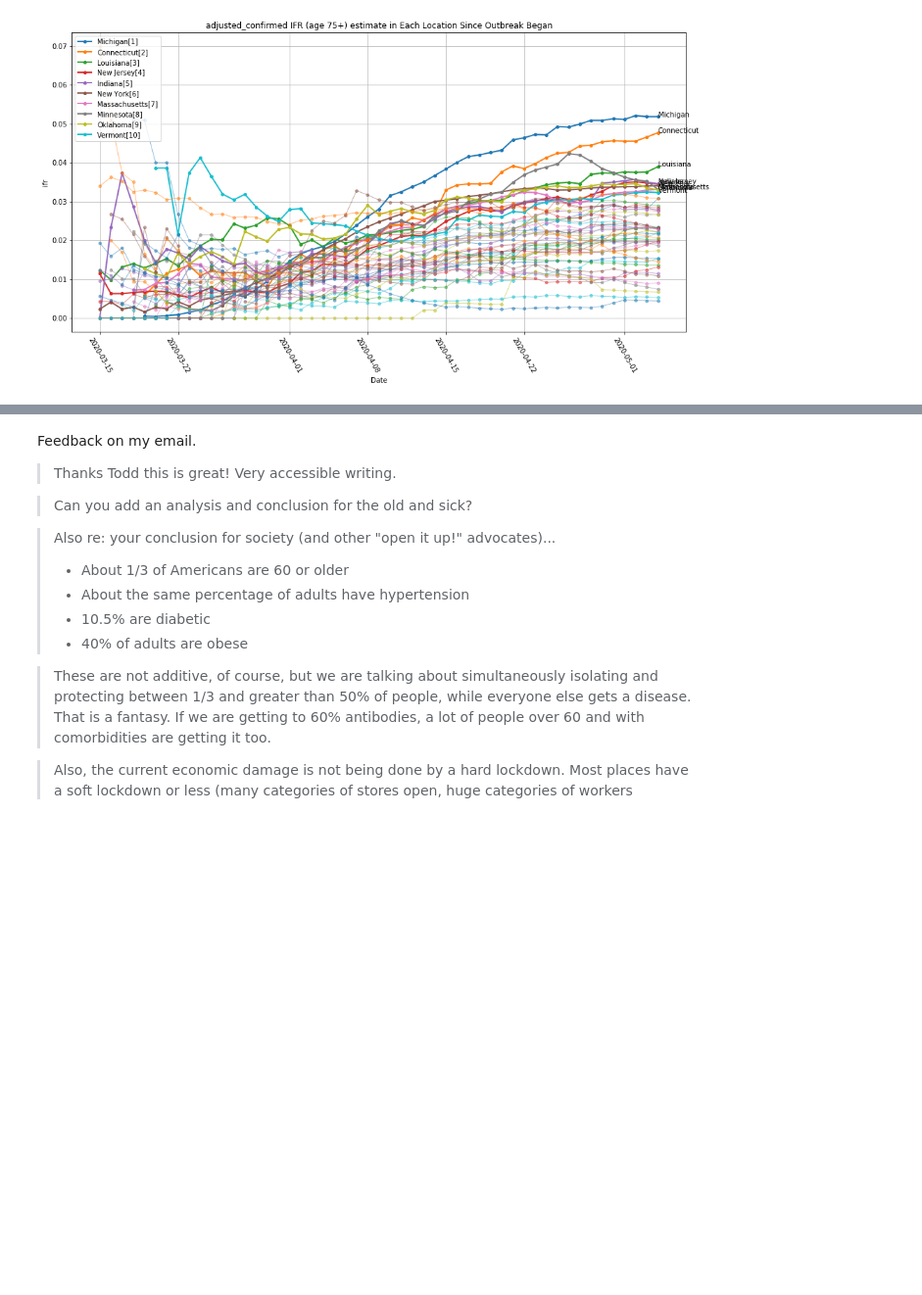
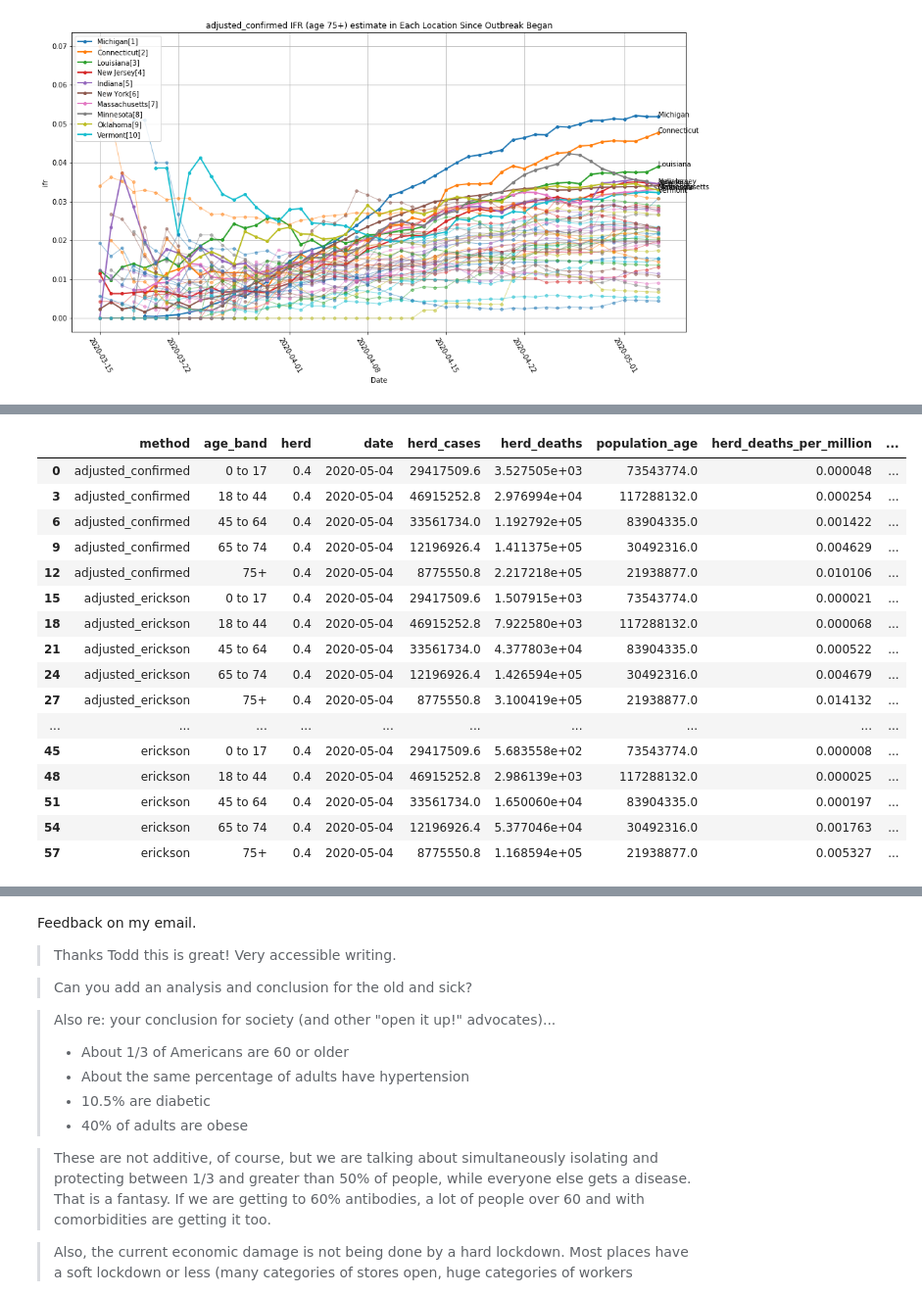
Before and after one commit to todddeluca/coronavirus, a Jupyter notebook: coronavirus_prevalence.ipynb, the cells around one changed output, grey strips where cells are left out. Shown at 98% size. Cells and saved outputs as stored; diff of their text form; code cells hidden in the pictures; blank space fills up the shorter version.

```diff
--- a/coronavirus_prevalence.ipynb
+++ b/coronavirus_prevalence.ipynb
@@ -445,9 +484,0 @@ dg.loc[(dg['date'] == to_datetime('2020-05-02')) & (dg['method'].isin(['confirme
-# %%
-# df = add_erickson_estimates(df)
-df = df.loc[~before_threshold(df, col='date', thresh=to_datetime('2020-03-15'))]
-dg = df.groupby('entity').last().reset_index()
-pop = load_census_state_population_by_age_data(bands='ma')
-_, nyc = load_nyc_age_comorbidity_death_data()
-ma = load_ma_state_data()
-nyc
-pop
@@ -567,0 +487,16 @@ seroprevalence = pd.Series({
+# %%
+df = states_df
+df = add_prevalence_dimension(df)
+df = add_age_dimension(df, pop, dc)
+df = add_prevalence_age_cols(df)
+df = add_herd_dimension(df)
+df = add_herd_cols(df, use_pop_age=True)
+
+df[(df['entity'].isin(['Rhode Island']))
+   & (df['date'] == to_datetime('2020-05-02'))
+   & (df['method'] == 'adjusted_confirmed')
+   & (df['herd'] == 0.4)
+  ].tail(30).loc[:, [
+    'date', 'entity', 'method', 'age_band', 'herd', 'cases', 'deaths', 'prevalence', 'ifr',
+    'herd_deaths', 'herd_deaths_per_million', 'population_age'
+]]
@@ -567,0 +510,3 @@ seroprevalence = pd.Series({
+# %%
+dg = df.groupby(['entity', 'method', 'age_band', 'herd']).last().reset_index()
+dg
@@ -567,0 +550,27 @@ seroprevalence = pd.Series({
+# %%
+(df.groupby(['date', 'method', 'age_band', 'herd'])[
+    ['herd_cases', 'herd_deaths', 'population_age']
+].sum().reset_index()
+ .groupby(['method', 'age_band', 'herd']).last().reset_index()
+)
+dg['herd_deaths_per_million'] = dg['herd_deaths'] / dg['population_age']
+dg['herd_ifr'] = dg['herd_deaths'] / dg['herd_cases']
+dg[dg['herd'] == 0.4]
+# %% [output]
+|  | method | age_band | herd | date | herd_cases | herd_deaths | population_age | herd_deaths_per_million | ... |
+| 0 | adjusted_confirmed | 0 to 17 | 0.4 | 2020-05-04 | 29417509.6 | 3.527505e+03 | 73543774.0 | 0.000048 | ... |
+| 3 | adjusted_confirmed | 18 to 44 | 0.4 | 2020-05-04 | 46915252.8 | 2.976994e+04 | 117288132.0 | 0.000254 | ... |
+| 6 | adjusted_confirmed | 45 to 64 | 0.4 | 2020-05-04 | 33561734.0 | 1.192792e+05 | 83904335.0 | 0.001422 | ... |
+| 9 | adjusted_confirmed | 65 to 74 | 0.4 | 2020-05-04 | 12196926.4 | 1.411375e+05 | 30492316.0 | 0.004629 | ... |
+| 12 | adjusted_confirmed | 75+ | 0.4 | 2020-05-04 | 8775550.8 | 2.217218e+05 | 21938877.0 | 0.010106 | ... |
+| 15 | adjusted_erickson | 0 to 17 | 0.4 | 2020-05-04 | 29417509.6 | 1.507915e+03 | 73543774.0 | 0.000021 | ... |
+| 18 | adjusted_erickson | 18 to 44 | 0.4 | 2020-05-04 | 46915252.8 | 7.922580e+03 | 117288132.0 | 0.000068 | ... |
+| 21 | adjusted_erickson | 45 to 64 | 0.4 | 2020-05-04 | 33561734.0 | 4.377803e+04 | 83904335.0 | 0.000522 | ... |
+| 24 | adjusted_erickson | 65 to 74 | 0.4 | 2020-05-04 | 12196926.4 | 1.426594e+05 | 30492316.0 | 0.004679 | ... |
+| 27 | adjusted_erickson | 75+ | 0.4 | 2020-05-04 | 8775550.8 | 3.100419e+05 | 21938877.0 | 0.014132 | ... |
+| ... | ... | ... | ... | ... | ... | ... | ... | ... | ... |
+| 45 | erickson | 0 to 17 | 0.4 | 2020-05-04 | 29417509.6 | 5.683558e+02 | 73543774.0 | 0.000008 | ... |
+| 48 | erickson | 18 to 44 | 0.4 | 2020-05-04 | 46915252.8 | 2.986139e+03 | 117288132.0 | 0.000025 | ... |
+| 51 | erickson | 45 to 64 | 0.4 | 2020-05-04 | 33561734.0 | 1.650060e+04 | 83904335.0 | 0.000197 | ... |
+| 54 | erickson | 65 to 74 | 0.4 | 2020-05-04 | 12196926.4 | 5.377046e+04 | 30492316.0 | 0.001763 | ... |
+| 57 | erickson | 75+ | 0.4 | 2020-05-04 | 8775550.8 | 1.168594e+05 | 21938877.0 | 0.005327 | ... |
```
Also changed, not shown: parts of 41 cells of this notebook, 3 other files.
